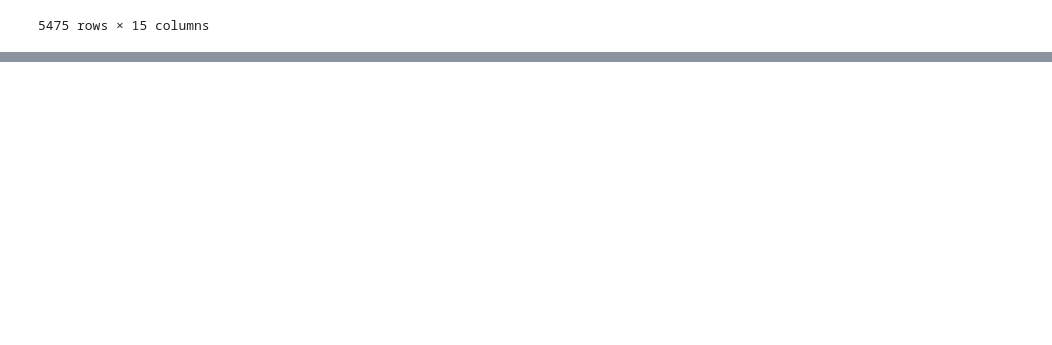
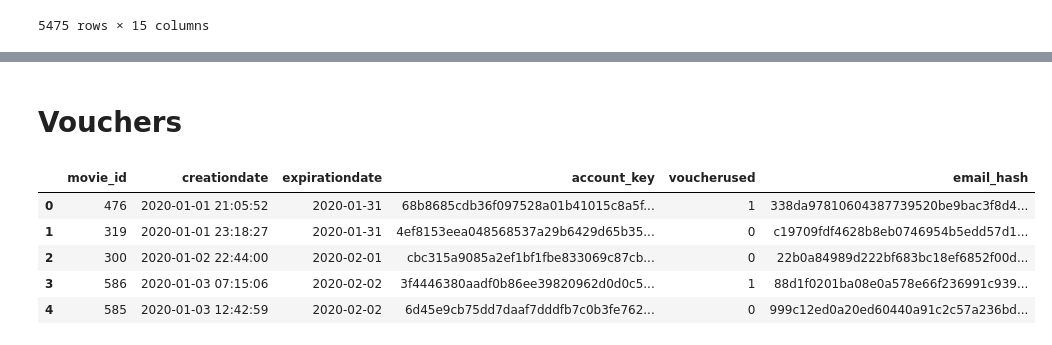
Before and after one commit to elisicke/Data-Analyst-Capstone-Project, a Jupyter notebook: Group_Liz.ipynb, the cells around one changed output, grey strips where cells are left out. Drawn from its saved outputs; the diff is of its cells as text; code cells hidden in the pictures; blank space fills up the shorter version.

```diff
--- a/Group_Liz.ipynb
+++ b/Group_Liz.ipynb
@@ -187,3 +205,5 @@ nongifted_df.groupby(['months', 'subscription_monthly']).sum()
 nongifted_df[nongifted_df['account_key'].str.contains('d8aa9f6793e94bc168a65808c9fe5809d4516448eae392a33edec16391c71d1e', na=False)]
 # %%
 # df_subscriptions_clean = df_subscriptions_clean.drop('calc_price_chf', axis=1)
+# %% [markdown]
+# Vouchers
@@ -189,0 +221,9 @@ nongifted_df[nongifted_df['account_key'].str.contains('d8aa9f6793e94bc168a65808c
+# %%
+df_vouchers.head()
+# %% [output]
+|  | movie_id | creationdate | expirationdate | account_key | voucherused | email_hash |
+| 0 | 476 | 2020-01-01 21:05:52 | 2020-01-31 | 68b8685cdb36f097528a01b41015c8a5f... | 1 | 338da97810604387739520be9bac3f8d4... |
+| 1 | 319 | 2020-01-01 23:18:27 | 2020-01-31 | 4ef8153eea048568537a29b6429d65b35... | 0 | c19709fdf4628b8eb0746954b5edd57d1... |
+| 2 | 300 | 2020-01-02 22:44:00 | 2020-02-01 | cbc315a9085a2ef1bf1fbe833069c87cb... | 0 | 22b0a84989d222bf683bc18ef6852f00d... |
+| 3 | 586 | 2020-01-03 07:15:06 | 2020-02-02 | 3f4446380aadf0b86ee39820962d0d0c5... | 1 | 88d1f0201ba08e0a578e66f236991c939... |
+| 4 | 585 | 2020-01-03 12:42:59 | 2020-02-02 | 6d45e9cb75dd7daaf7dddfb7c0b3fe762... | 0 | 999c12ed0a20ed60440a91c2c57a236bd... |
```
Also changed, not shown: parts of 9 cells of this notebook.
